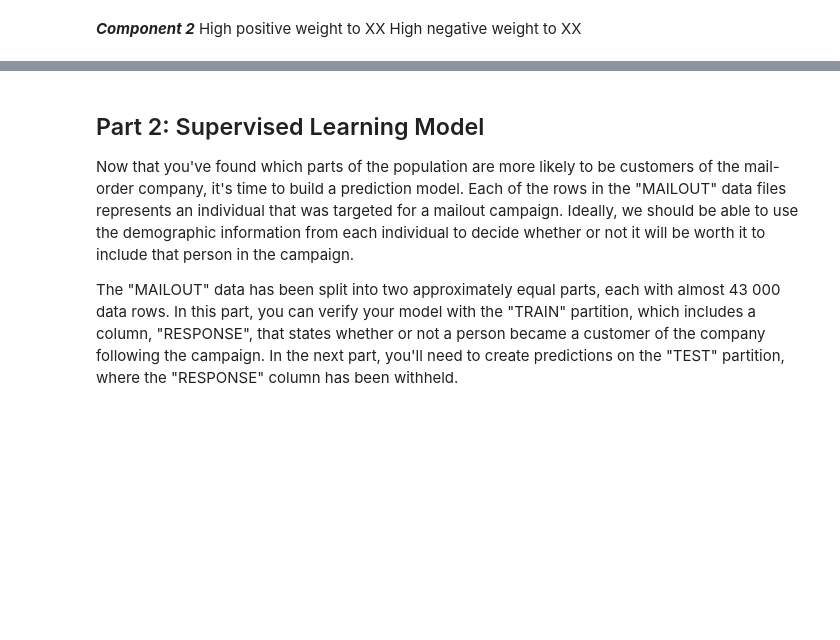
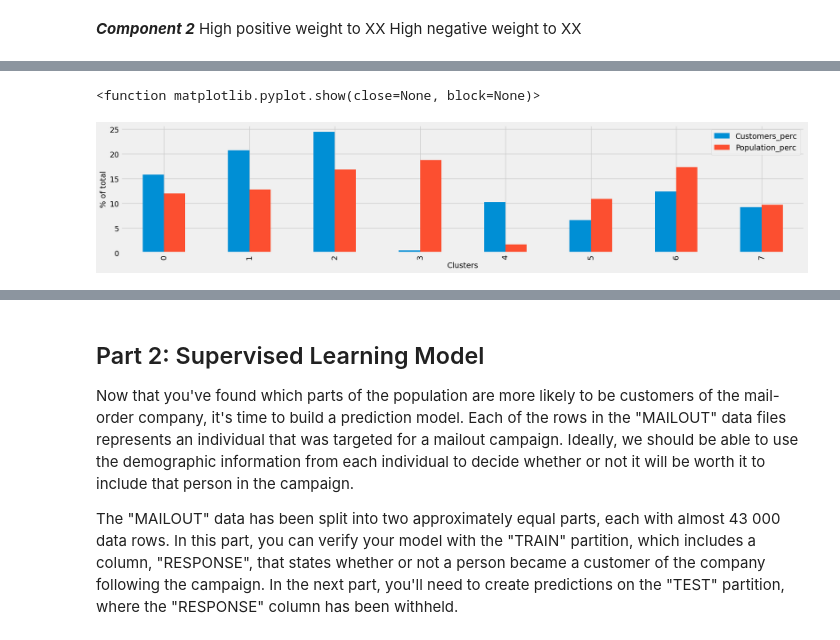
Before and after one commit to Aleaume/Udacity_DataSc_P4, a Jupyter notebook: Arvato Project Workbook.ipynb, the cells around one changed output, grey strips where cells are left out. Saved outputs shown, nothing was run; the diff lists cells and outputs as text; code cells hidden in the pictures; blank space fills up the shorter version.

```diff
--- a/Arvato Project Workbook.ipynb
+++ b/Arvato Project Workbook.ipynb
@@ -557,0 +657,11 @@ High negative weight to XX
+# %%
+# More interisting is to look at the proportion of population since we know the population dataset is much larger than the customers one
+clusters_df['Customers_perc'] = clusters_df['Customers']/clusters_df['Customers'].sum()*100
+clusters_df['Population_perc'] = clusters_df['Population']/clusters_df['Population'].sum()*100
+ax = clusters_df.iloc[:,3:].plot(kind="bar", figsize=(20,4));
+plt.xlabel('Clusters')
+plt.ylabel('% of total')
+plt.show
+# %% [output]
+<function matplotlib.pyplot.show(close=None, block=None)>
+[figure, added]
```
Also changed, not shown: parts of 21 cells of this notebook, 1 other file.
